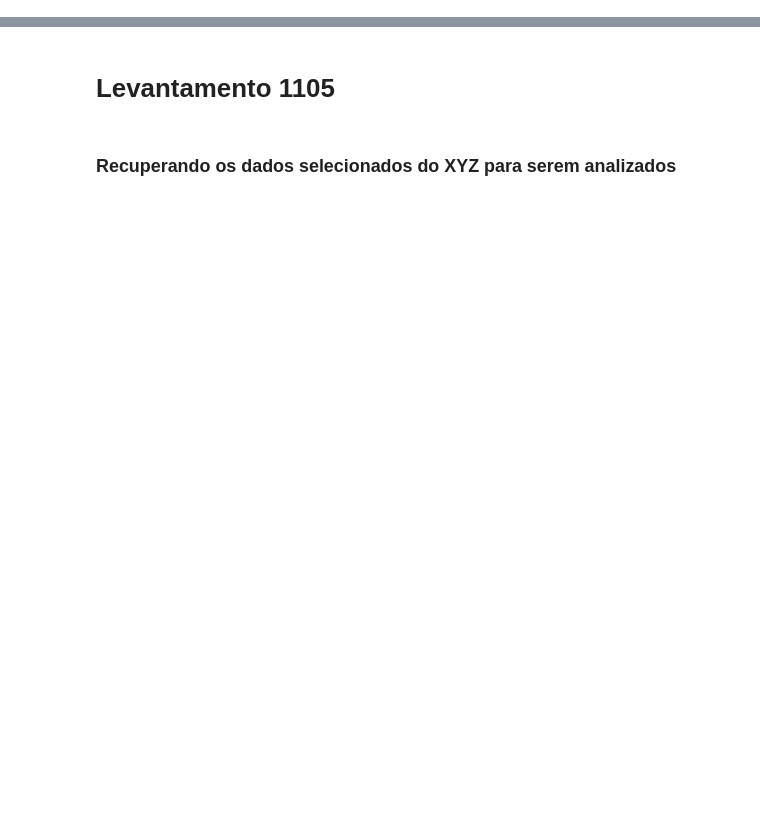
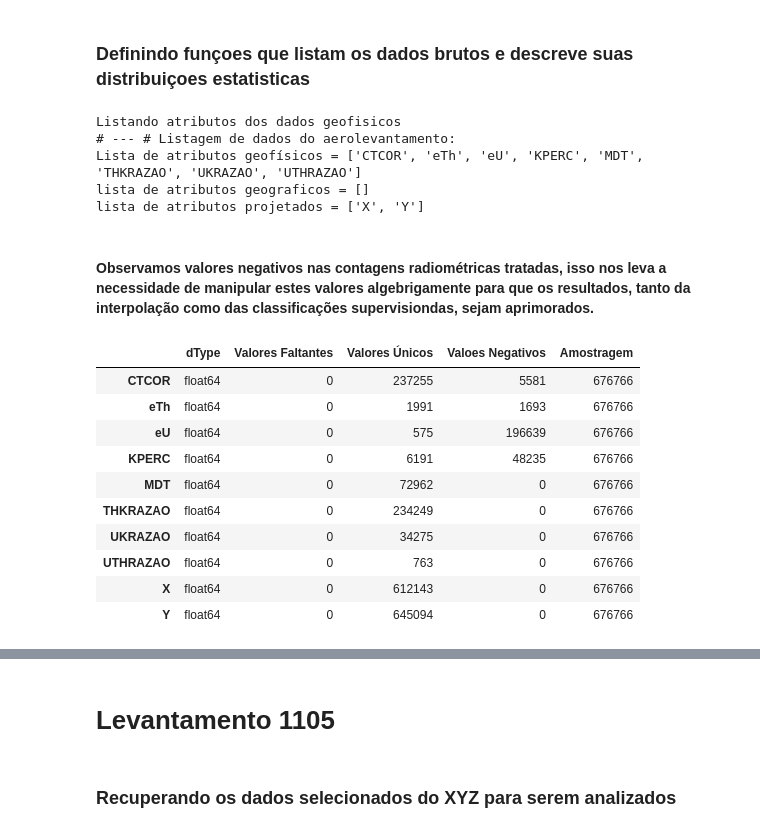
Before and after one commit to Gabriel-Goes/mapeamento_litologico_preditivo, a Jupyter notebook: 2.1-Pandas&Numpy:Descrevendo_os_dados_brutos.ipynb, the cells around one changed output, grey strips where cells are left out. Cells and saved outputs as stored; diff of their text form; code cells hidden in the pictures; blank space fills up the shorter version.

```diff
--- a/2.1-Pandas&Numpy:Descrevendo_os_dados_brutos.ipynb
+++ b/2.1-Pandas&Numpy:Descrevendo_os_dados_brutos.ipynb
@@ -9,0 +52,2 @@ gdb = '/home/ggrl/geodatabase/'
+# %% [markdown]
+### Definindo funçoes que listam os dados brutos e descreve suas distribuiçoes estatisticas
@@ -9,0 +112,24 @@ gdb = '/home/ggrl/geodatabase/'
+# %%
+gama_3022_descricao = descricao(gama_3022)
+# %% [output]
+Listando atributos dos dados geofisicos
+# --- # Listagem de dados do aerolevantamento:
+Lista de atributos geofísicos = ['CTCOR', 'eTh', 'eU', 'KPERC', 'MDT', 'THKRAZAO', 'UKRAZAO', 'UTHRAZAO']
+lista de atributos geograficos = []
+lista de atributos projetados = ['X', 'Y']
+# %% [markdown]
+#### Observamos valores negativos nas contagens radiométricas tratadas, isso nos leva a necessidade de manipular estes valores algebrigamente para que os resultados, tanto da interpolação como das classificações supervisiondas, sejam aprimorados.
+# %%
+gama_3022_descricao[0]
+# %% [output]
+|  | dType | Valores Faltantes | Valores Únicos | Valoes Negativos | Amostragem |
+| CTCOR | float64 | 0 | 237255 | 5581 | 676766 |
+| eTh | float64 | 0 | 1991 | 1693 | 676766 |
+| eU | float64 | 0 | 575 | 196639 | 676766 |
+| KPERC | float64 | 0 | 6191 | 48235 | 676766 |
+| MDT | float64 | 0 | 72962 | 0 | 676766 |
+| THKRAZAO | float64 | 0 | 234249 | 0 | 676766 |
+| UKRAZAO | float64 | 0 | 34275 | 0 | 676766 |
+| UTHRAZAO | float64 | 0 | 763 | 0 | 676766 |
+| X | float64 | 0 | 612143 | 0 | 676766 |
+| Y | float64 | 0 | 645094 | 0 | 676766 |
```
Also changed, not shown: parts of 32 cells of this notebook, 4 other files.
